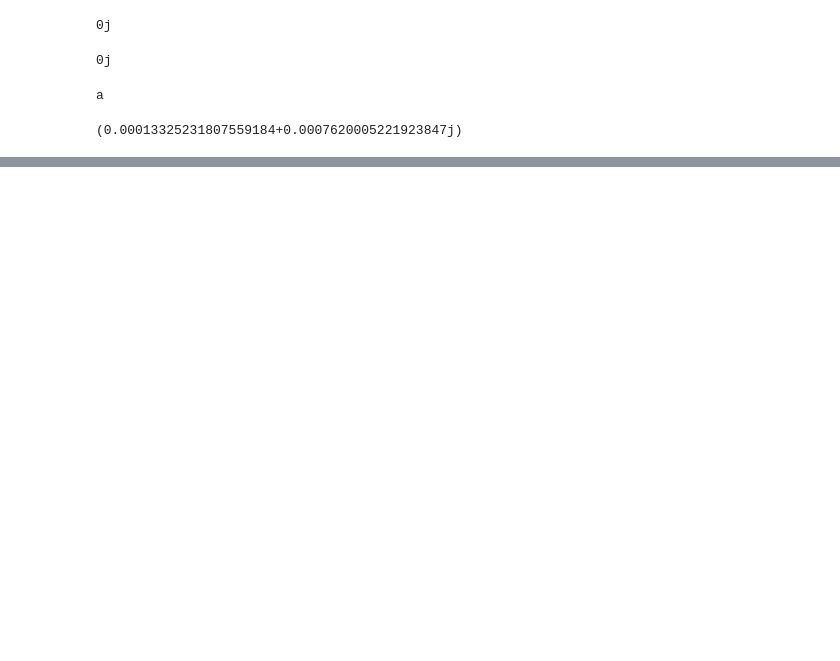
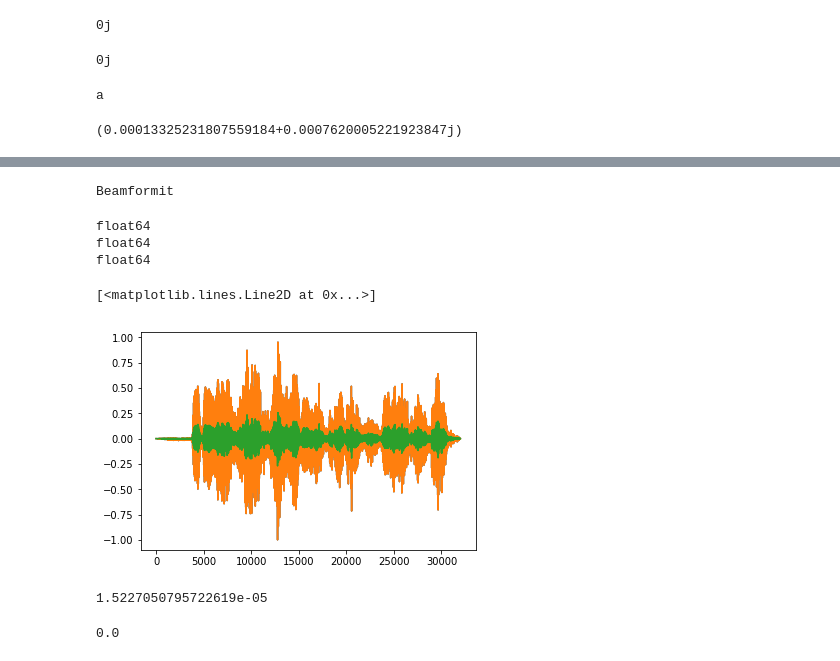
Before and after one commit to Enny1991/beamformers, a Jupyter notebook: Full_Eval_BF.ipynb, the cells around one changed output, grey strips where cells are left out. Drawn from its saved outputs; the diff is of its cells as text; code cells hidden in the pictures; blank space fills up the shorter version.

```diff
--- a/Full_Eval_BF.ipynb
+++ b/Full_Eval_BF.ipynb
@@ -819,2 +766,41 @@ TD_MWF - With reference
+# %%
+mix, fs = sf.read('wavs/mix.wav')
+mix = mix.T
+
+# MVDR
+print("Beamformit")
+out_bfi = beamformers.BeamformIt(mix).astype('float64')
+
+sf.write('wavs/bfi.wav', out_bfi, 8000)
+# %% [output]
+Beamformit
 # %%
 sf.write('wavs/td_mvdr_wref.wav', out_tdmvdr_a, 8000)
+# %%
+out_bfi2, fs = sf.read('wavs/bfi.wav')
+
+out_bfi3, fs = sf.read('wavs/test_out.wav')
+# %%
+print out_bfi.dtype
+print out_bfi2.dtype
+print out_bfi3.dtype
+plt.plot(out_bfi)
+plt.plot(out_bfi2)
+plt.plot(out_bfi3)
+# %% [output]
+float64
+float64
+float64
+[<matplotlib.lines.Line2D at 0x...>]
+[figure, added]
+# %%
+np.mean(np.abs(out_bfi-out_bfi2))
+# %% [output]
+1.5227050795722619e-05
+# %%
+mix, fs = sf.read('wavs/mix.wav')
+sf.write('wavs/test_out.wav', mix, fs)
+mix2, fs = sf.read('wavs/test_out.wav')
+np.mean(np.abs(mix-mix2))
+# %% [output]
+0.0
```
Also changed, not shown: parts of 1 cell of this notebook, 8 other files.
